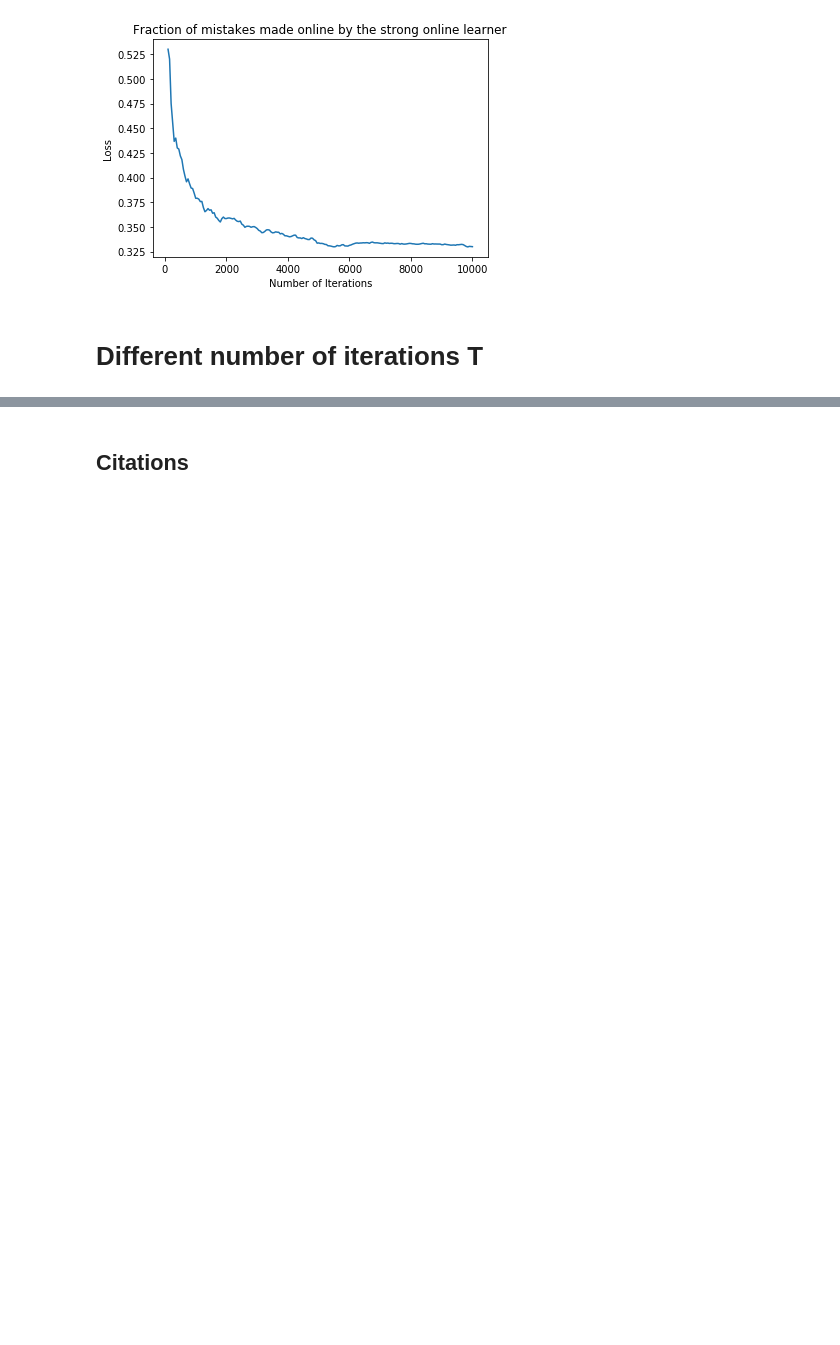
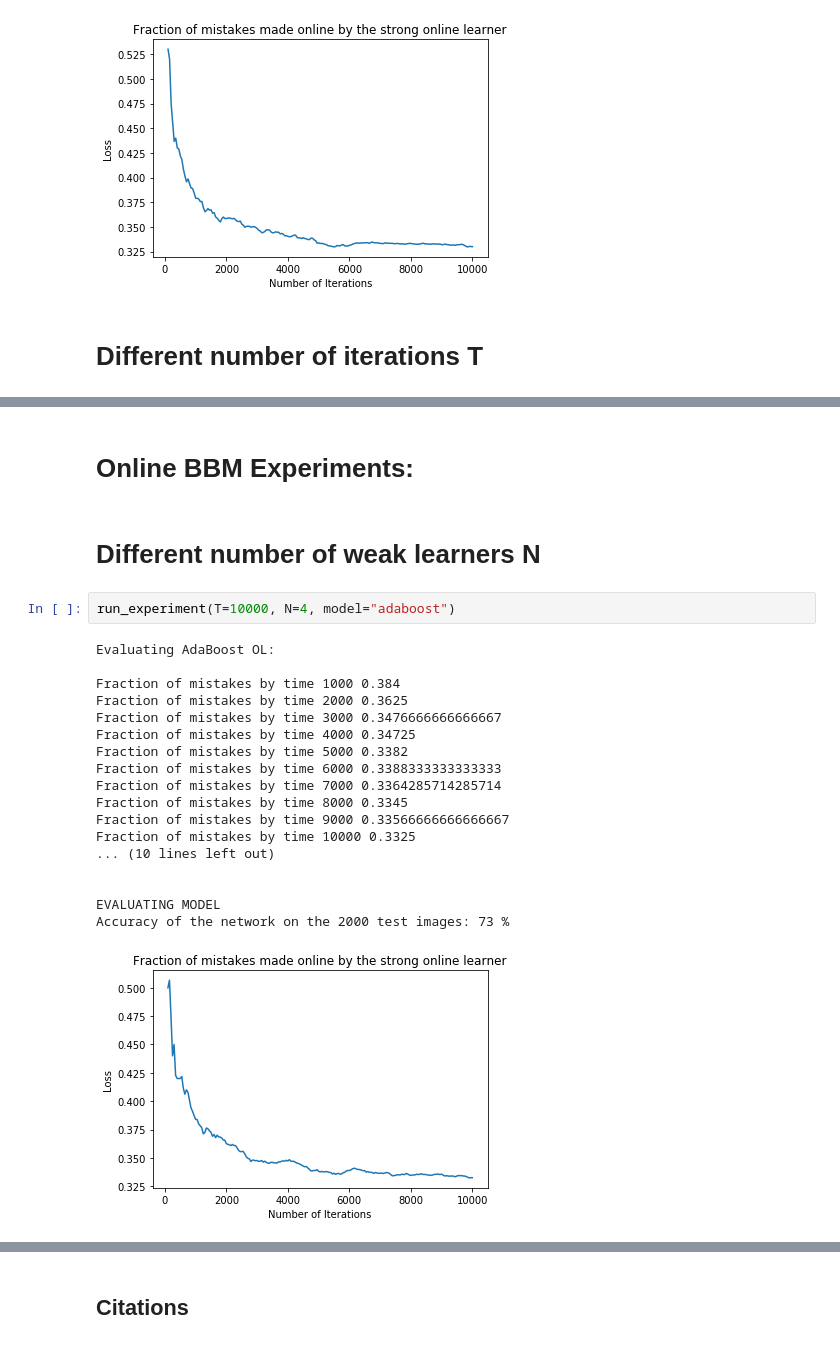
Before and after one commit to dqii/cos511_final_project, a Jupyter notebook: perc.ipynb, the cells around one changed output, grey strips where cells are left out. Drawn from its saved outputs; the diff is of its cells as text; blank space fills up the shorter version.

```diff
--- a/perc.ipynb
+++ b/perc.ipynb
@@ -704,3 +649,28 @@ Fraction of mistakes by time 10000 0.2876
 EVALUATING MODEL
 Accuracy of the network on the 2000 test images: 77 %
 [figure]
+# %% [markdown]
+# Online BBM Experiments:
+# %% [markdown]
+# Different number of weak learners N
+# %%
+run_experiment(T=10000, N=4, model="adaboost")
+# %% [output]
+Evaluating AdaBoost OL:
+
+Fraction of mistakes by time 1000 0.384
+Fraction of mistakes by time 2000 0.3625
+Fraction of mistakes by time 3000 0.3476666666666667
+Fraction of mistakes by time 4000 0.34725
+Fraction of mistakes by time 5000 0.3382
+Fraction of mistakes by time 6000 0.3388333333333333
+Fraction of mistakes by time 7000 0.3364285714285714
+Fraction of mistakes by time 8000 0.3345
+Fraction of mistakes by time 9000 0.33566666666666667
+Fraction of mistakes by time 10000 0.3325
+... (10 lines left out)
+
+
+EVALUATING MODEL
+Accuracy of the network on the 2000 test images: 73 %
+[figure, added]
```
Also changed, not shown: parts of 33 cells of this notebook.
